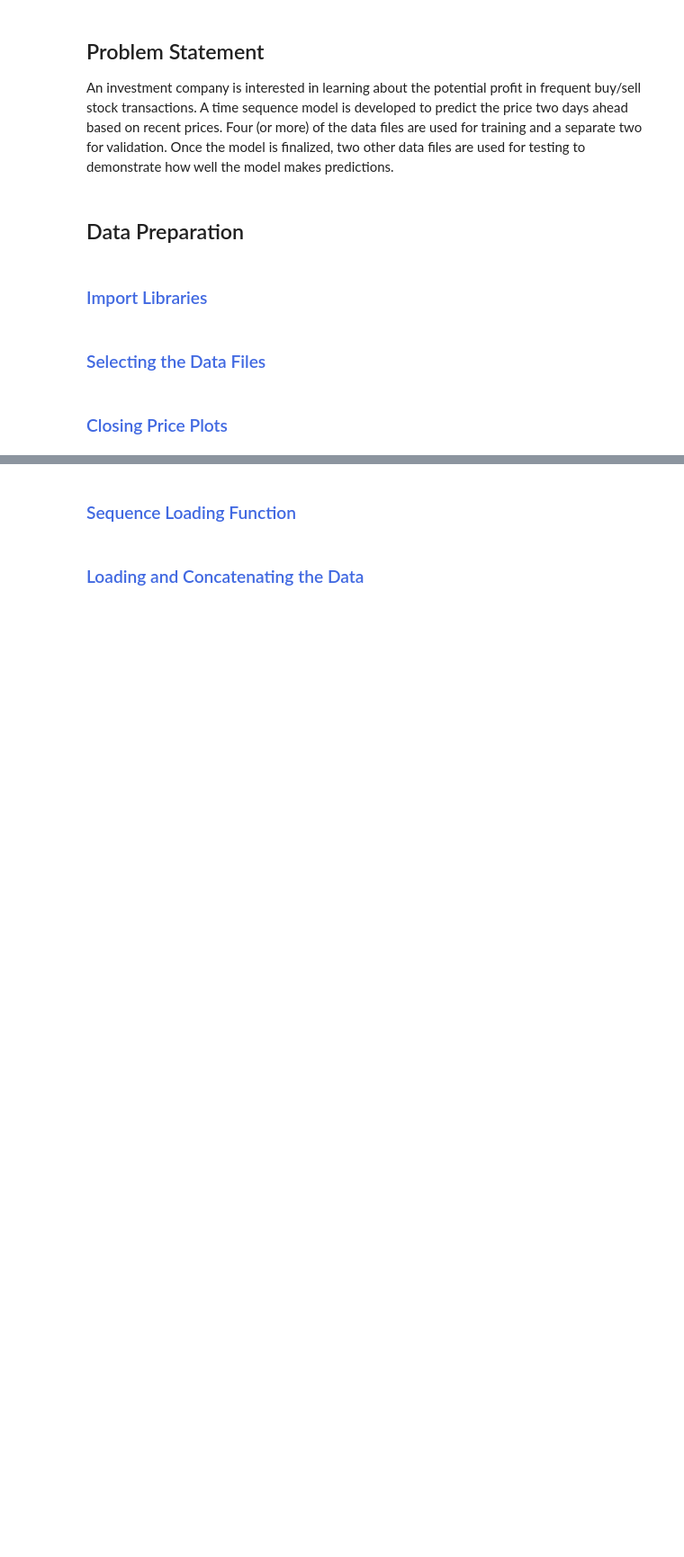
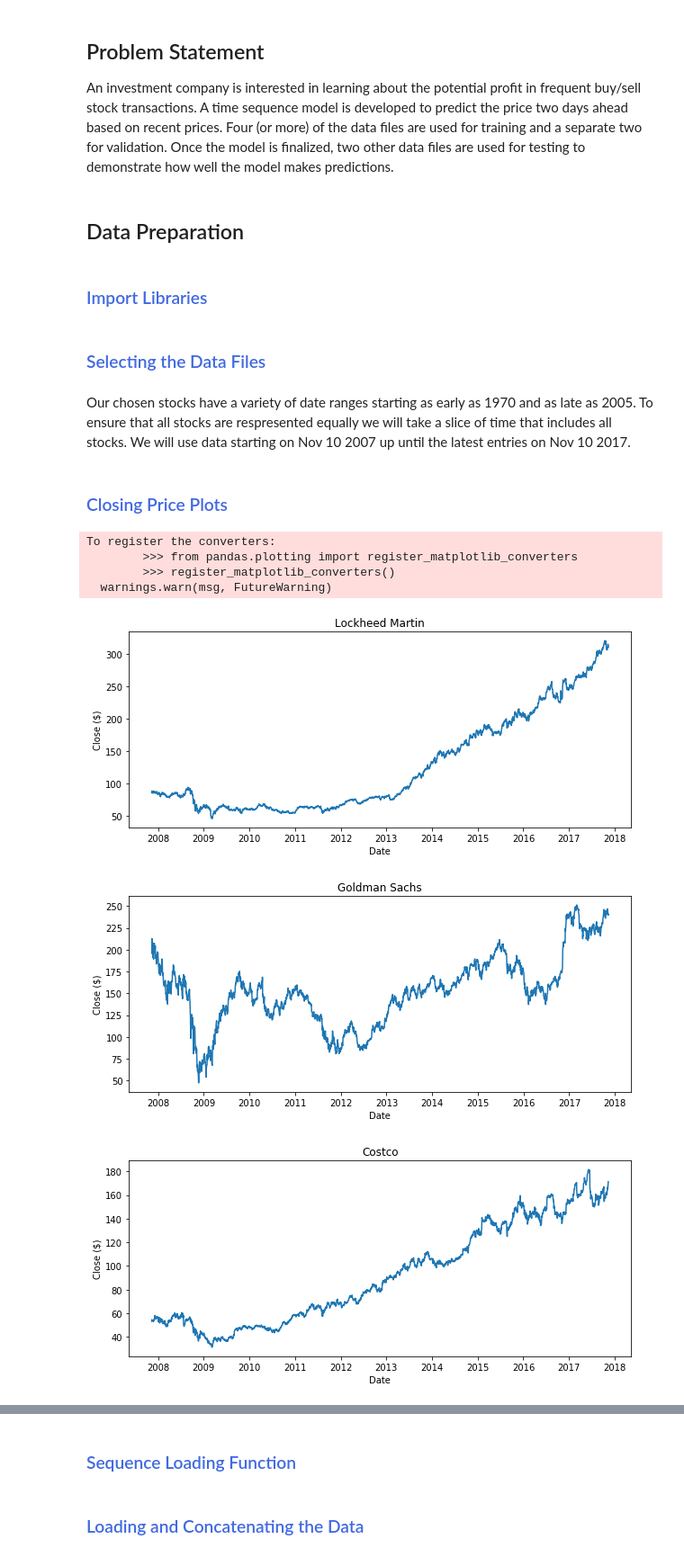
Before and after one commit to AylieNagler/Stock-Price-Predictions, a Jupyter notebook: NOTEBOOK/asg5_Group2_AylieLapierreNagler_AnikaViado_QlirimTeneqja_ArsiKharghani.ipynb, the cells around one changed output, grey strips where cells are left out. Shown at 90% size. Cells and saved outputs as stored; diff of their text form; code cells hidden in the pictures; blank space fills up the shorter version.

Commit message:
Finish data section

```diff
--- a/NOTEBOOK/asg5_Group2_AylieLapierreNagler_AnikaViado_QlirimTeneqja_ArsiKharghani.ipynb
+++ b/NOTEBOOK/asg5_Group2_AylieLapierreNagler_AnikaViado_QlirimTeneqja_ArsiKharghani.ipynb
@@ -19,4 +24,44 @@ An investment company is interested in learning about the potential profit in fr
 # %% [markdown]
 ### <span style="color:royalblue">Selecting the Data Files</span>
+# %% [markdown]
+Our chosen stocks have a variety of date ranges starting as early as 1970 and as late as 2005. To ensure that all stocks are respresented equally we will take a slice of time that includes all stocks. We will use data starting on Nov 10 2007 up until the latest entries on Nov 10 2017.
+# %%
+train_files = ['lmt.us.txt', 'gs.us.txt', 'cost.us.txt', 'dal.us.txt']
+val_files = ['aapl.us.txt', 'ko.us.txt']
+test_files = ['nvda.us.txt', 'atvi.us.txt']
+# %%
+companies = {
+    'lmt': 'Lockheed Martin',
+    'gs': 'Goldman Sachs',
+    'cost': 'Costco',
+    'dal': 'Delta Air Lines',
+    'aapl': 'Apple',
+    'ko': 'Coca-Cola',
+    'nvda': 'NVIDIA',
+    'atvi': 'Activision Blizzard'
+}
 # %% [markdown]
 ### <span style="color:royalblue">Closing Price Plots</span>
+# %%
+all_files = train_files + val_files + test_files
+
+for f in all_files:
+    df = pd.read_csv('../DATA/' + f, parse_dates=['Date'])
+    df = df[df['Date'] >= '2007-11-10']
+
+    ticker = f.split('.')[0]
+
+    plt.figure(figsize=(10, 4))
+    plt.plot(df['Date'], df['Close'])
+    plt.title(companies[ticker])
+    plt.xlabel('Date')
+    plt.ylabel('Close ($)')
+    plt.show()
+# %% [output]
+To register the converters:
+        >>> from pandas.plotting import register_matplotlib_converters
+        >>> register_matplotlib_converters()
+  warnings.warn(msg, FutureWarning)
+[figure, added]
+[figure, added]
+[figure, added]
```
Also changed, not shown: parts of 5 cells of this notebook, 1 other file.
